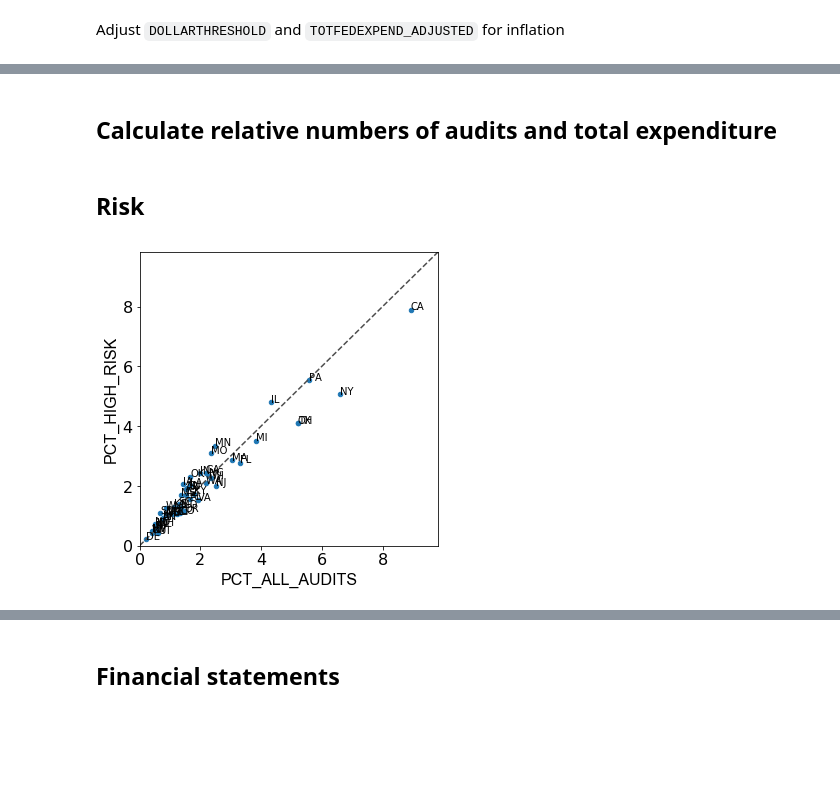
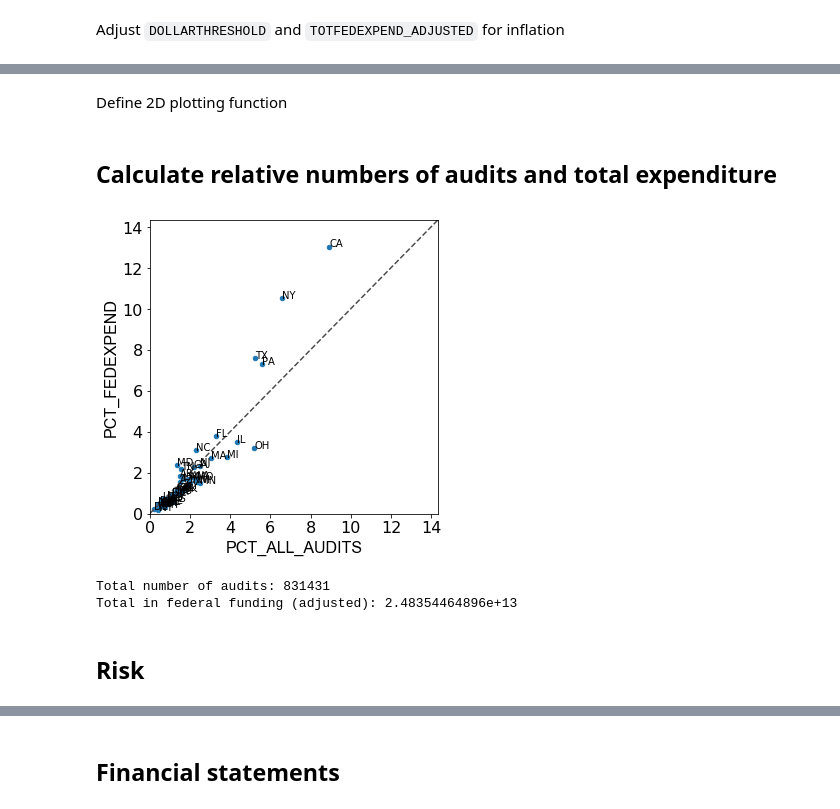
Before and after one commit to ihwang/fac, a Jupyter notebook: general_trends_states.ipynb, the cells around one changed output, grey strips where cells are left out. Drawn from its saved outputs; the diff is of its cells as text; code cells hidden in the pictures; blank space fills up the shorter version.

Commit message:
Made some edits to print out relevant information

```diff
--- a/general_trends_states.ipynb
+++ b/general_trends_states.ipynb
@@ -34,4 +35,28 @@ df_general['TOTFEDEXPEND_ADJUSTED'] = df_general.apply(lambda x: cpi.inflate(x.T
 df_analysis = df_general[~df_general['STATE'].isin(['AS','MP','FM','PR','GU','PW','MH','VI'])]
+# %% [markdown]
+Define 2D plotting function
+# %%
+def plot_2d(series_dict1, series1, series_dict2, series2):
+    fig, axes = plt.subplots(figsize=(5, 5))
+    df_plot = pd.concat(
+        [series_dict1[series1].rename(series1), series_dict2[series2].rename(series2)],
+        axis=1, sort=True
+    )
+    axes_max = max(max(series_dict1[series1]), max(series_dict2[series2]))
+    df_plot.dropna(inplace=True)
+    plot = df_plot.plot(
+        x=series1, y=series2, kind='scatter', fontsize=16, ax=axes
+    )
+    for i, point in df_plot.iterrows():
+        axes.text(point[series1], point[series2], str(i))
+    plot.set_xlabel(series1, fontsize=16, fontname='Arial')
+    plot.set_ylabel(series2, fontsize=16, fontname='Arial')
+    plot.set_ylim(bottom=0, top=1.1*axes_max)
+    plot.set_xlim(left=0, right=1.1*axes_max)
+    axes.plot(axes.get_xlim(), axes.get_ylim(), ls="--", c=".3")
+    plt.tight_layout()
+    plt.show()
+    return df_plot
 # %% [markdown]
 ## Calculate relative numbers of audits and total expenditure
 # %%
@@ -41,35 +66,17 @@ series_state_pct_fedexpend = 100 * df_analysis.groupby('STATE')\
     ['TOTFEDEXPEND_ADJUSTED'].sum().sort_values(ascending=False) / \
     df_analysis['TOTFEDEXPEND_ADJUSTED'].sum()
 series_dict['PCT_FEDEXPEND'] = series_state_pct_fedexpend
+# %%
+df_plot = plot_2d(series_dict, 'PCT_ALL_AUDITS',series_dict, 'PCT_FEDEXPEND')
+print('Total number of audits: %s' %len(df_analysis))
+print('Total in federal funding (adjusted): %s' %df_analysis['TOTFEDEXPEND_ADJUSTED'].sum())
+# %% [output]
+[figure, added]
+Total number of audits: 831431
+Total in federal funding (adjusted): 2.48354464896e+13
 # %% [markdown]
 ## Risk
 # %%
 df_risk_state = df_analysis.groupby('STATE')['LOWRISK'].value_counts().sort_index().unstack()
 series_risk_state_norm = 100 * df_risk_state['N'] / len(df_analysis[df_analysis['LOWRISK'] == 'N'])
 series_dict['PCT_HIGH_RISK'] = series_risk_state_norm
-# %%
-series1 = 'PCT_ALL_AUDITS'
-series2 = 'PCT_HIGH_RISK'
-
-fig, axes = plt.subplots(figsize=(5, 5))
-df_plot = pd.concat(
-    [series_dict[series1].rename(series1), series_dict[series2].rename(series2)],
-    axis=1, sort=True
-)
-axes_max = max(max(series_dict[series1]), max(series_dict[series2]))
-df_plot.dropna(inplace=True)
-plot = df_plot.plot(
-    x=series1, y=series2, kind='scatter', fontsize=16, ax=axes
-)
-for i, point in df_plot.iterrows():
-    axes.text(point[series1], point[series2], str(i))
-plot.set_xlabel(series1, fontsize=16, fontname='Arial')
-plot.set_ylabel(series2, fontsize=16, fontname='Arial')
-plot.set_ylim(bottom=0, top=1.1*axes_max)
-plot.set_xlim(left=0, right=1.1*axes_max)
-axes.plot(axes.get_xlim(), axes.get_ylim(), ls="--", c=".3")
-
-plt.tight_layout()
-plt.show()
-# %% [output]
-[figure, removed]
```
Also changed, not shown: parts of 12 cells of this notebook.
